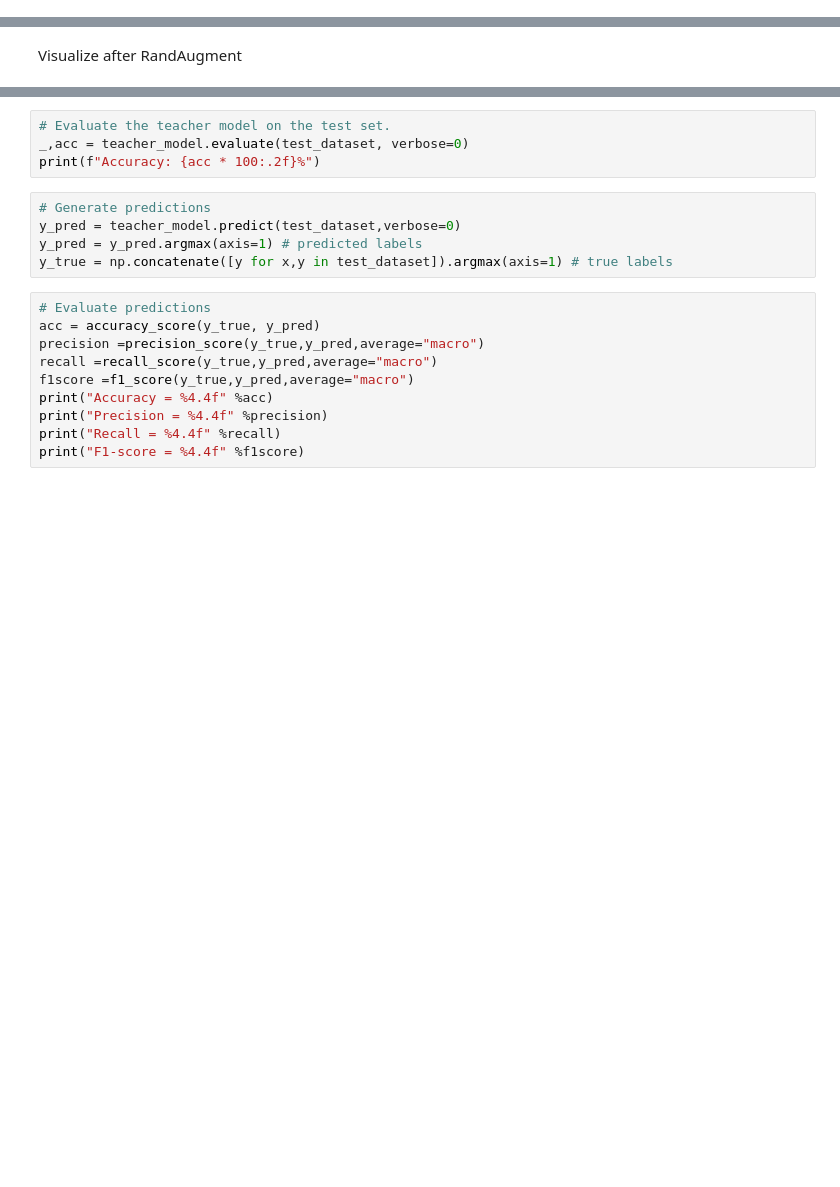
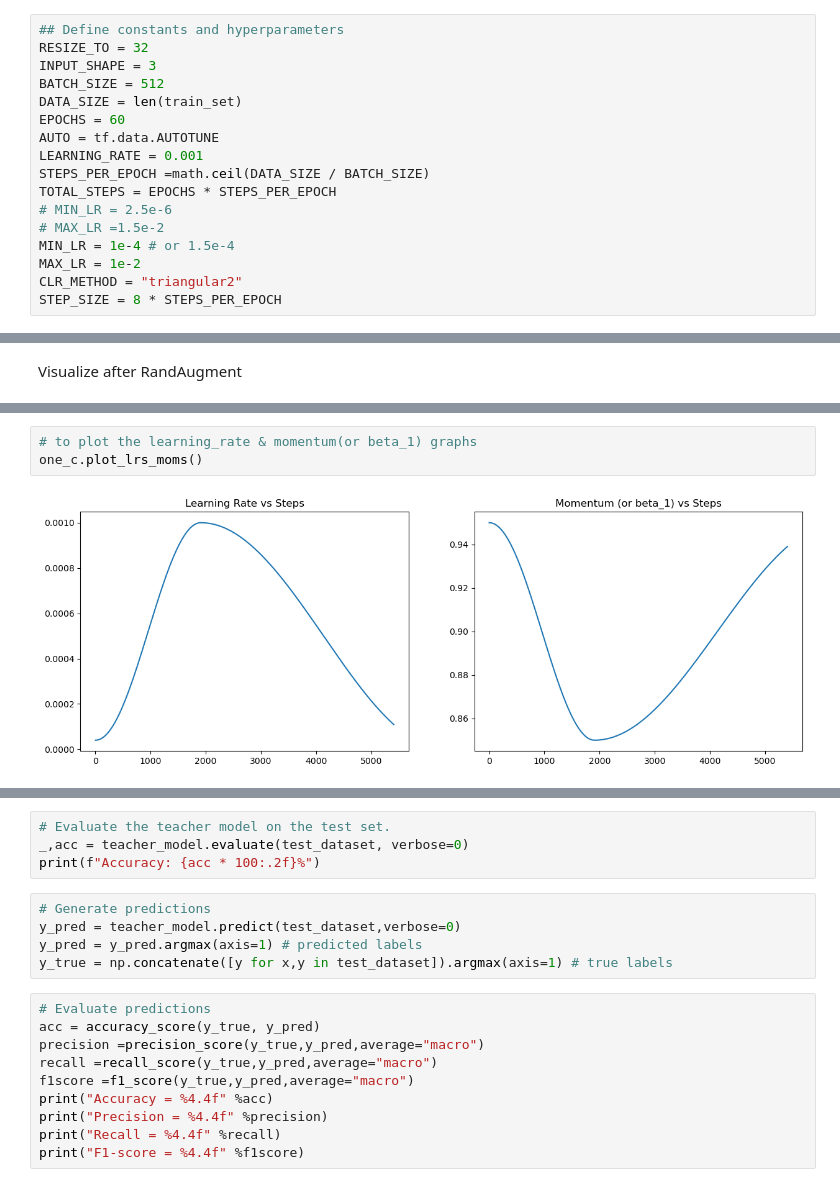
Before and after one commit to atlanticstarr1/mnist_resnet, a Jupyter notebook: mnist_resnet.ipynb, the cells around one changed output, grey strips where cells are left out. Drawn from its saved outputs; the diff is of its cells as text; blank space fills up the shorter version.

```diff
--- a/mnist_resnet.ipynb
+++ b/mnist_resnet.ipynb
@@ -61,0 +58,17 @@ LEARNING_RATE = 0.03
+# %%
+## Define constants and hyperparameters
+RESIZE_TO = 32
+INPUT_SHAPE = 3
+BATCH_SIZE = 512
+DATA_SIZE = len(train_set)
+EPOCHS = 60
+AUTO = tf.data.AUTOTUNE
+LEARNING_RATE = 0.001
+STEPS_PER_EPOCH =math.ceil(DATA_SIZE / BATCH_SIZE)
+TOTAL_STEPS = EPOCHS * STEPS_PER_EPOCH
+# MIN_LR = 2.5e-6
+# MAX_LR =1.5e-2
+MIN_LR = 1e-4 # or 1.5e-4
+MAX_LR = 1e-2
+CLR_METHOD = "triangular2"
+STEP_SIZE = 8 * STEPS_PER_EPOCH
@@ -192,0 +410,5 @@ KeyboardInterrupt:
+# %%
+# to plot the learning_rate & momentum(or beta_1) graphs
+one_c.plot_lrs_moms()
+# %% [output]
+[figure, added]
```
Also changed, not shown: parts of 47 cells of this notebook, 11 other files.
